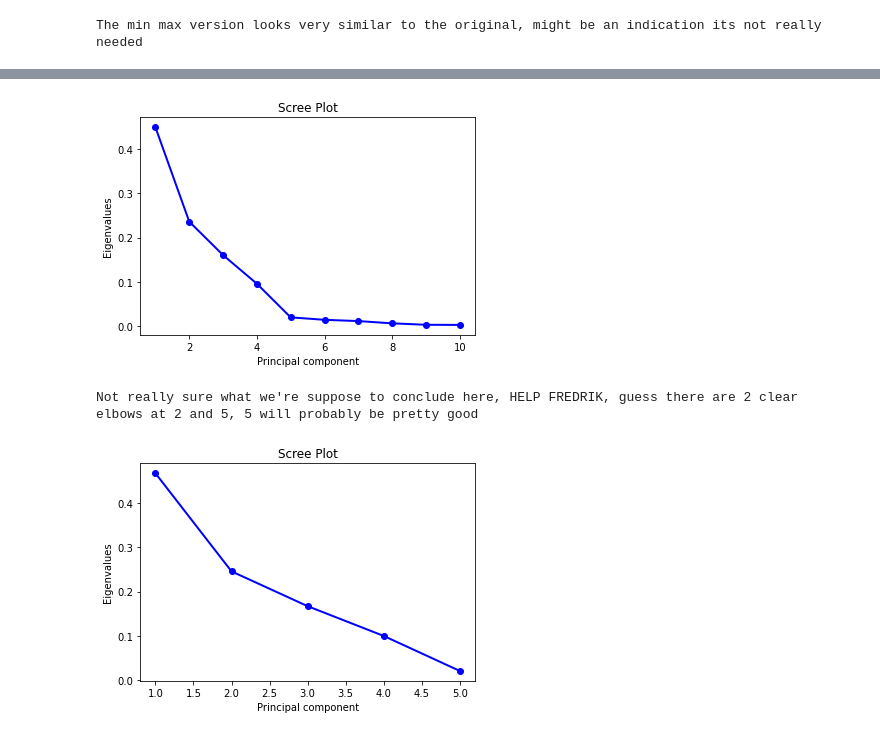
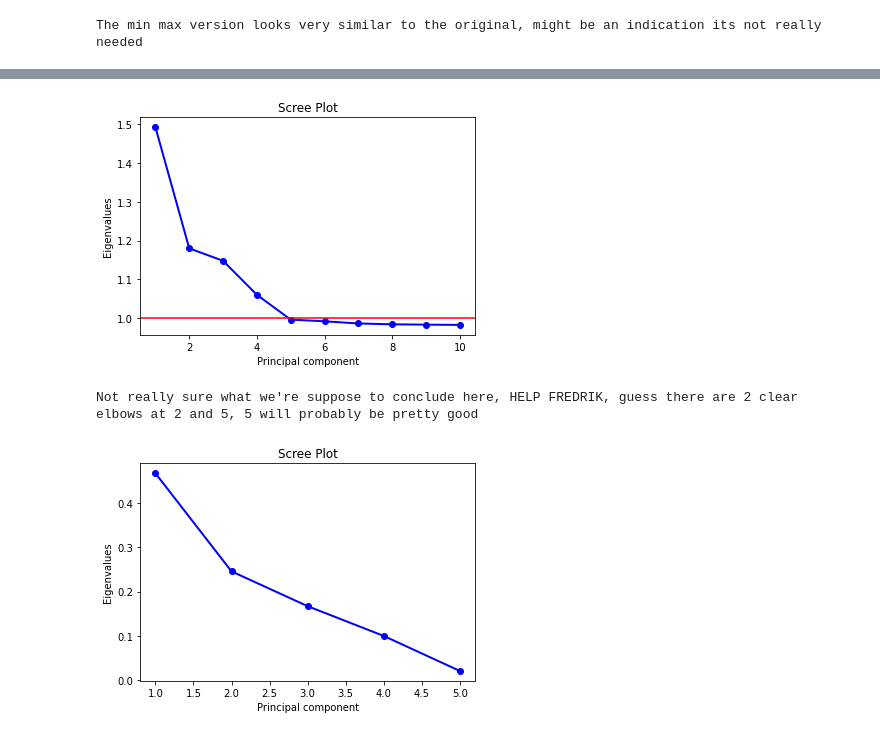
Before and after one commit to antonsandberg/Big-Data, a Jupyter notebook: Project2.ipynb, the cells around one changed output, grey strips where cells are left out. Drawn from its saved outputs; the diff is of its cells as text; code cells hidden in the pictures.

```diff
--- a/Project2.ipynb
+++ b/Project2.ipynb
@@ -116,12 +117,12 @@ print(f'They do look alot better right now, gaussian and logarithmic')
 They do look alot better right now, gaussian and logarithmic
 # %%
 # Plot a normalised version to check if needed
-normalized_df=(trimmed_data-trimmed_data.mean())/trimmed_data.std()
+normalized_df=(trimmed_data-trimmed_data.mean())
 # Just checking it works
-print(np.mean(np.mean(normalized_df)), np.mean(np.std(normalized_df)))
+print(np.mean(np.mean(normalized_df)), np.mean(np.var(normalized_df)))
 
-means = normalized_df.mean()
-variances = normalized_df.var()
+means = np.mean(normalized_df)
+variances = np.var(normalized_df)
 
 fig, (ax1, ax2) = plt.subplots(1, 2)
 fig.suptitle('Mean and variance for the trimmed and normalised dataset')
@@ -193,21 +194,24 @@ Here we can see that there are some clustered areas, up until about 5 there are
 # %%
 # Doing the scree plot for 10 values
 n_components = 10
 pca = PCA(n_components)
 principalComponents = pca.fit_transform(normalized_df)
 
 PC_values = np.arange(pca.n_components) + 1
 N = np.matrix(principalComponents.T)*np.matrix(principalComponents)
-A, B, C = np.linalg.svd(N)
-eigen_values = B**2/(np.sum(B**2))
+
+_, eigen_values, _ = np.linalg.svd(N)
+#eigen_values = eigen_values[0:10]
+eigen_values = eigen_values**2/np.sum(eigen_values**2)+0.98
 plt.plot(PC_values, eigen_values, 'o-', linewidth=2, color='blue')
+plt.axhline(y=1, color='r', linestyle='-')
 plt.title('Scree Plot')
 plt.xlabel('Principal component')
 plt.ylabel('Eigenvalues')
 plt.show()
 print("Not really sure what we're suppose to conclude here, HELP FREDRIK, guess there are 2 clear elbows at 2 and 5, 5 will probably be pretty good")
 # %% [output]
-[figure, old version]
+[figure, new version]
 Not really sure what we're suppose to conclude here, HELP FREDRIK, guess there are 2 clear elbows at 2 and 5, 5 will probably be pretty good
 # %%
 # Finally, check wather we can trim the PC-data further:
```
Also changed, not shown: parts of 7 cells of this notebook.
